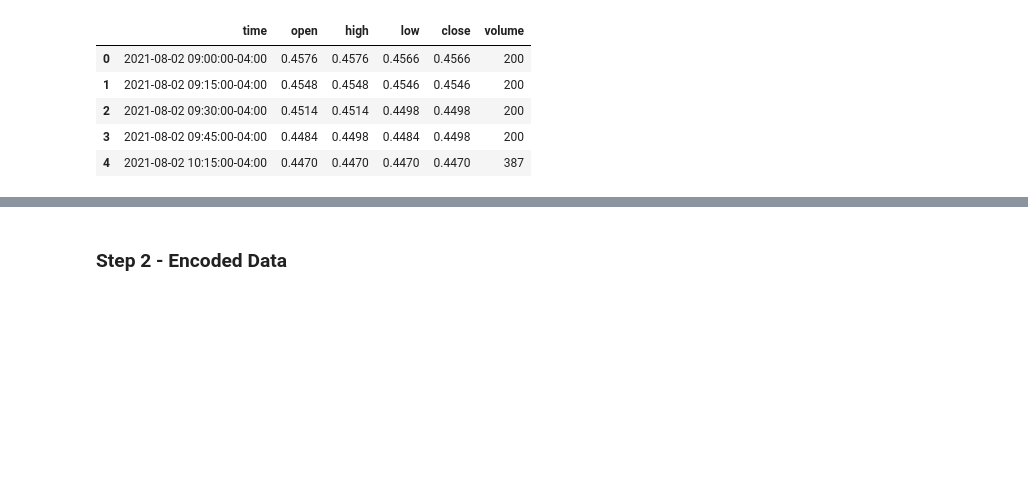
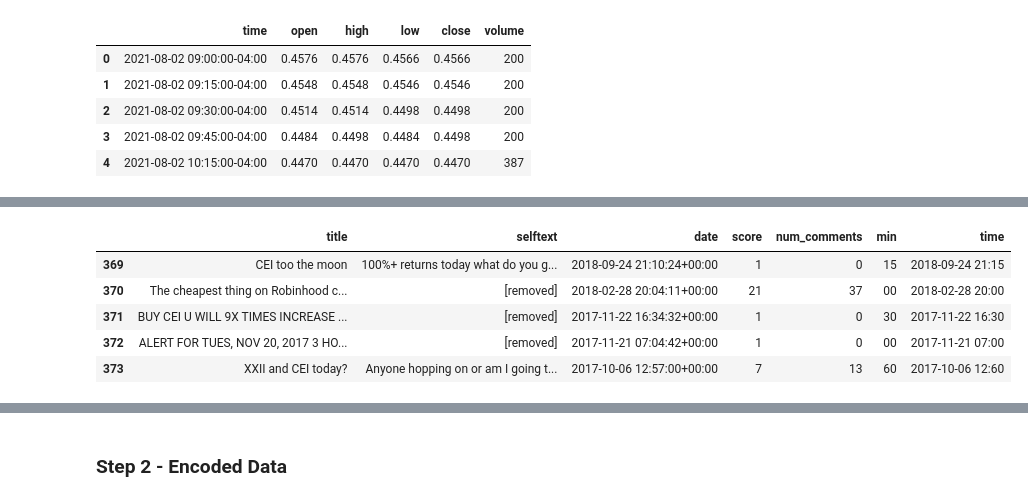
Before and after one commit to douglasg-fintec/Project-2, a Jupyter notebook: Analytic Files/DeepLearning.ipynb, the cells around one changed output, grey strips where cells are left out. Saved outputs shown, nothing was run; the diff lists cells and outputs as text; code cells hidden in the pictures; blank space fills up the shorter version.

```diff
--- a/Analytic Files/DeepLearning.ipynb
+++ b/Analytic Files/DeepLearning.ipynb
@@ -37,3 +60,18 @@ SM_df.head()
+# %%
+# Storing the date/time value
+SM_df['min'] = SM_df['date'].str.slice(14, 16).astype(int)
+SM_df['min'] = 15 * (SM_df['min']/15).apply(np.round).apply(int)
+SM_df['min'] = SM_df['min'].astype(str).str.zfill(2)
+SM_df['time'] = SM_df['date'].str.slice(0, 14)+SM_df['min']
+
+SM_df.tail()
+# %% [output]
+|  | title | selftext | date | score | num_comments | min | time |
+| 369 | CEI too the moon | 100%+ returns today what do you g... | 2018-09-24 21:10:24+00:00 | 1 | 0 | 15 | 2018-09-24 21:15 |
+| 370 | The cheapest thing on Robinhood c... | [removed] | 2018-02-28 20:04:11+00:00 | 21 | 37 | 00 | 2018-02-28 20:00 |
+| 371 | BUY CEI U WILL 9X TIMES INCREASE ... | [removed] | 2017-11-22 16:34:32+00:00 | 1 | 0 | 30 | 2017-11-22 16:30 |
+| 372 | ALERT FOR TUES, NOV 20, 2017 3 HO... | [removed] | 2017-11-21 07:04:42+00:00 | 1 | 0 | 00 | 2017-11-21 07:00 |
+| 373 | XXII and CEI today? | Anyone hopping on or am I going t... | 2017-10-06 12:57:00+00:00 | 7 | 13 | 60 | 2017-10-06 12:60 |
 # %%
 # Merge stock and social media dataframe
 df = CEI_df.merge(SM_df, left_on='time', right_on='time')
```
Also changed, not shown: parts of 12 cells of this notebook.
